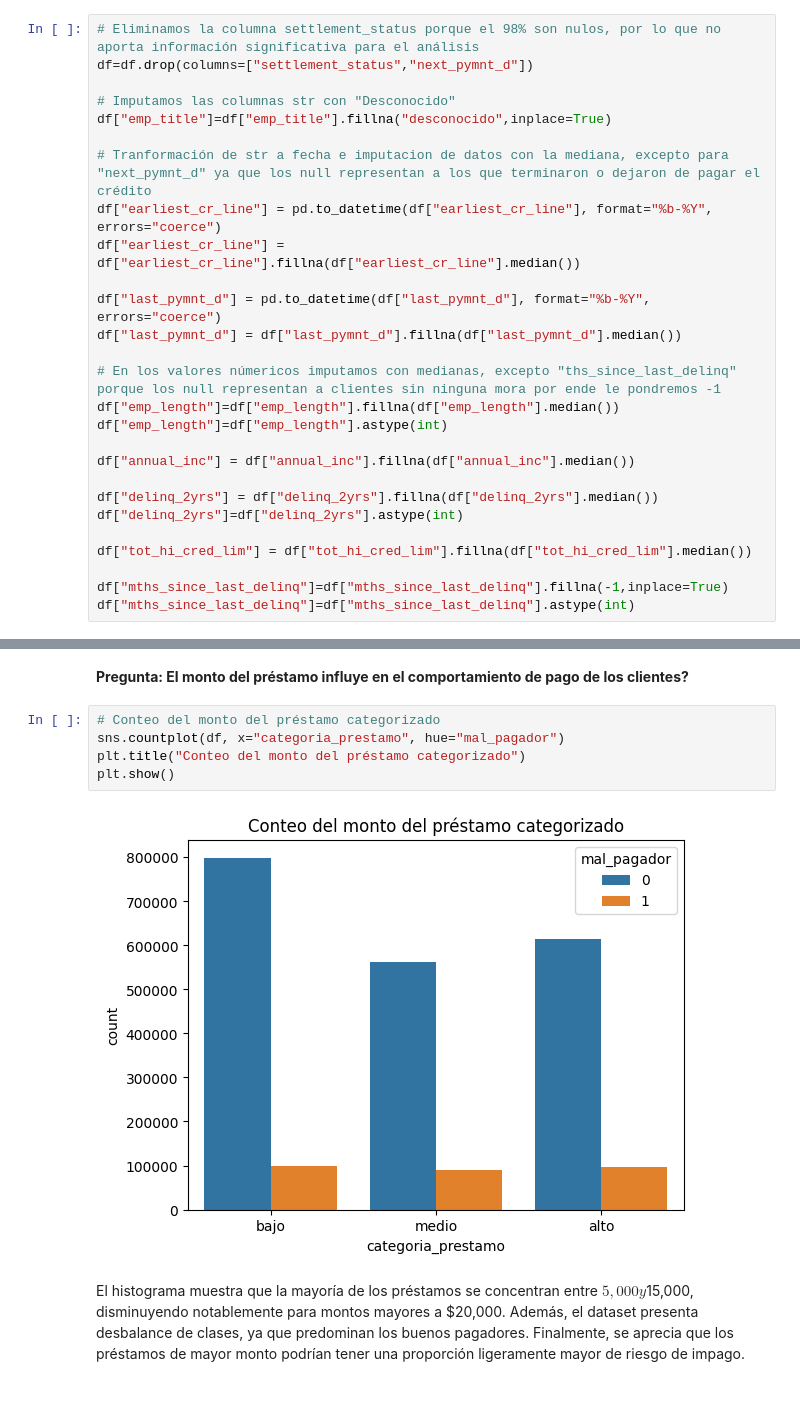
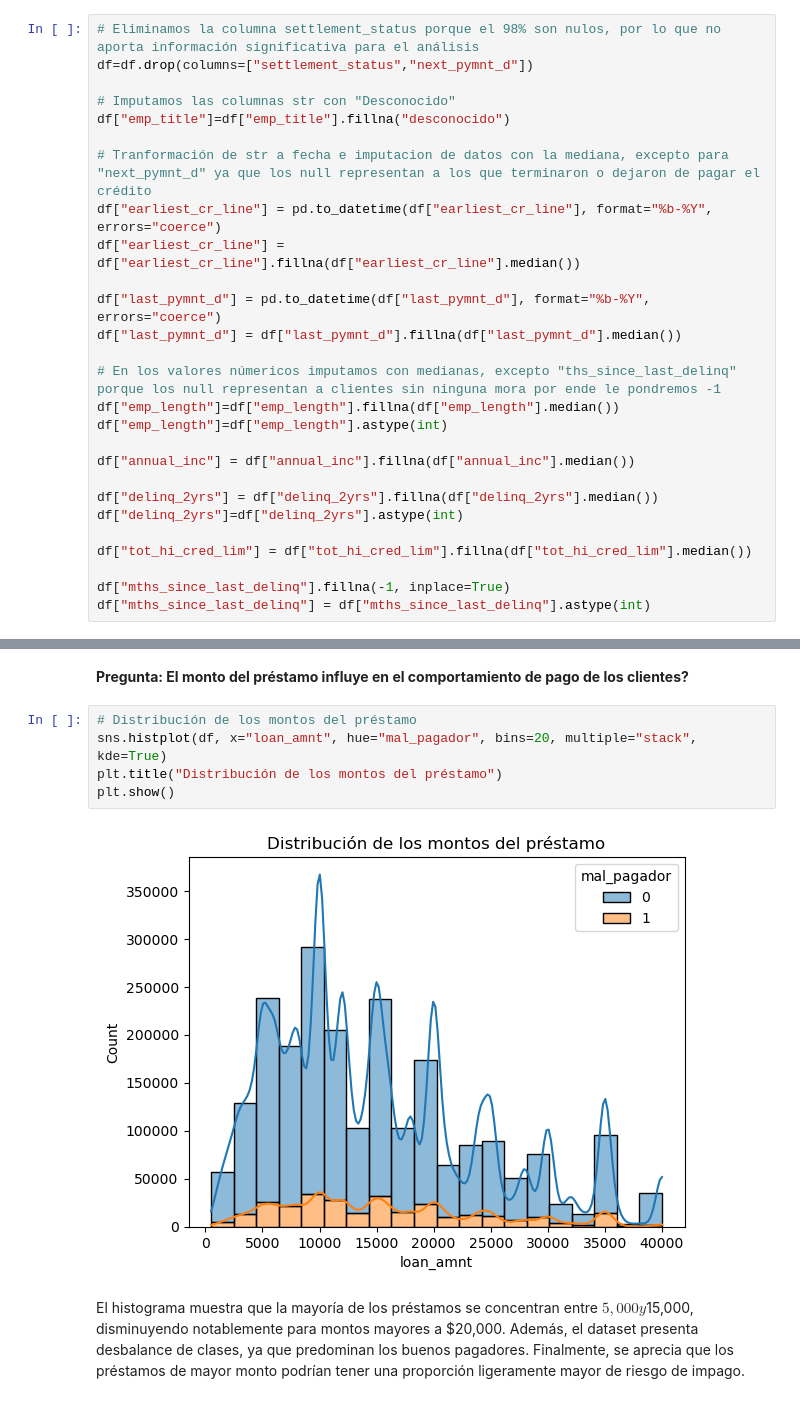
Before and after one commit to BryanTorresM/Proyecto_Produbanco, a Jupyter notebook: proyecto.ipynb, the cells around one changed output, grey strips where cells are left out. Saved outputs shown, nothing was run; the diff lists cells and outputs as text.

```diff
--- a/proyecto.ipynb
+++ b/proyecto.ipynb
@@ -133,7 +133,7 @@ dtype: float64
 df=df.drop(columns=["settlement_status","next_pymnt_d"])
 
 # Imputamos las columnas str con "Desconocido"
-df["emp_title"]=df["emp_title"].fillna("desconocido",inplace=True)
+df["emp_title"]=df["emp_title"].fillna("desconocido")
 
 # Tranformación de str a fecha e imputacion de datos con la mediana, excepto para "next_pymnt_d" ya que los null representan a los que terminaron o dejaron de pagar el crédito
 df["earliest_cr_line"] = pd.to_datetime(df["earliest_cr_line"], format="%b-%Y", errors="coerce")
@@ -153,6 +153,6 @@ df["delinq_2yrs"]=df["delinq_2yrs"].astype(int)
 
 df["tot_hi_cred_lim"] = df["tot_hi_cred_lim"].fillna(df["tot_hi_cred_lim"].median())
 
-df["mths_since_last_delinq"]=df["mths_since_last_delinq"].fillna(-1,inplace=True)
-df["mths_since_last_delinq"]=df["mths_since_last_delinq"].astype(int)
+df["mths_since_last_delinq"].fillna(-1, inplace=True)
+df["mths_since_last_delinq"] = df["mths_since_last_delinq"].astype(int)
 # %% [output]
@@ -265,12 +257,12 @@ UNIVARIADOS
 # %% [markdown]
 **Pregunta: El monto del préstamo influye en el comportamiento de pago de los clientes?**
 # %%
-# Conteo del monto del préstamo categorizado
-sns.countplot(df, x="categoria_prestamo", hue="mal_pagador")
-plt.title("Conteo del monto del préstamo categorizado")
+# Distribución de los montos del préstamo
+sns.histplot(df, x="loan_amnt", hue="mal_pagador", bins=20, multiple="stack", kde=True)
+plt.title("Distribución de los montos del préstamo")
 plt.show()
 # %% [output]
-[figure, old version]
+[figure, new version]
 # %% [markdown]
 El histograma muestra que la mayoría de los préstamos se concentran entre $5,000 y $15,000, disminuyendo notablemente para montos mayores a $20,000. Además, el dataset presenta desbalance de clases, ya que predominan los buenos pagadores. Finalmente, se aprecia que los préstamos de mayor monto podrían tener una proporción ligeramente mayor de riesgo de impago.
 # %% [markdown]
```
Also changed, not shown: parts of 9 cells of this notebook.
